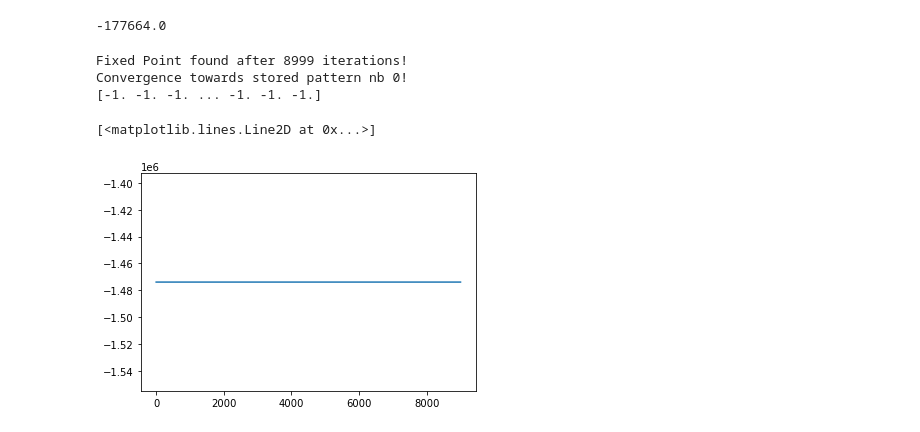
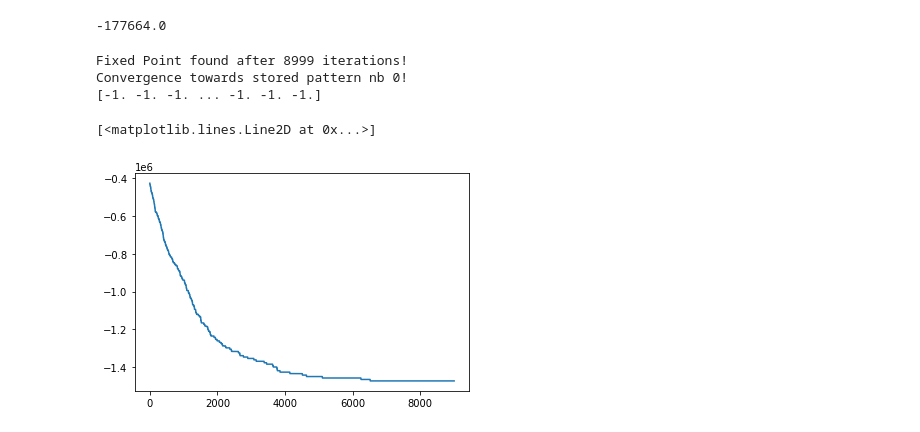
Before and after one commit to kenza-bouzid/ann_labs, a Jupyter notebook: lab3/experiments_1.ipynb, the cells around one changed output. Saved outputs shown, nothing was run; the diff lists cells and outputs as text; code cells hidden in the pictures.

```diff
--- a/lab3/experiments_1.ipynb
+++ b/lab3/experiments_1.ipynb
@@ -153,10 +171,10 @@ hop_net2.energy(pictures_patterns[10])
 -177664.0
 # %%
 _, _, energy = hop_net2.update_rule(pictures_patterns[9], 9000, sync=False)
-plt.plot(range(9000), energy)
+plt.plot(range(len(energy)), energy)
 # %% [output]
 Fixed Point found after 8999 iterations!
 Convergence towards stored pattern nb 0!
 [-1. -1. -1. ... -1. -1. -1.]
 [<matplotlib.lines.Line2D at 0x...>]
-[figure, old version]
+[figure, new version]
```
Also changed, not shown: parts of 5 cells of this notebook, 1 other file.
